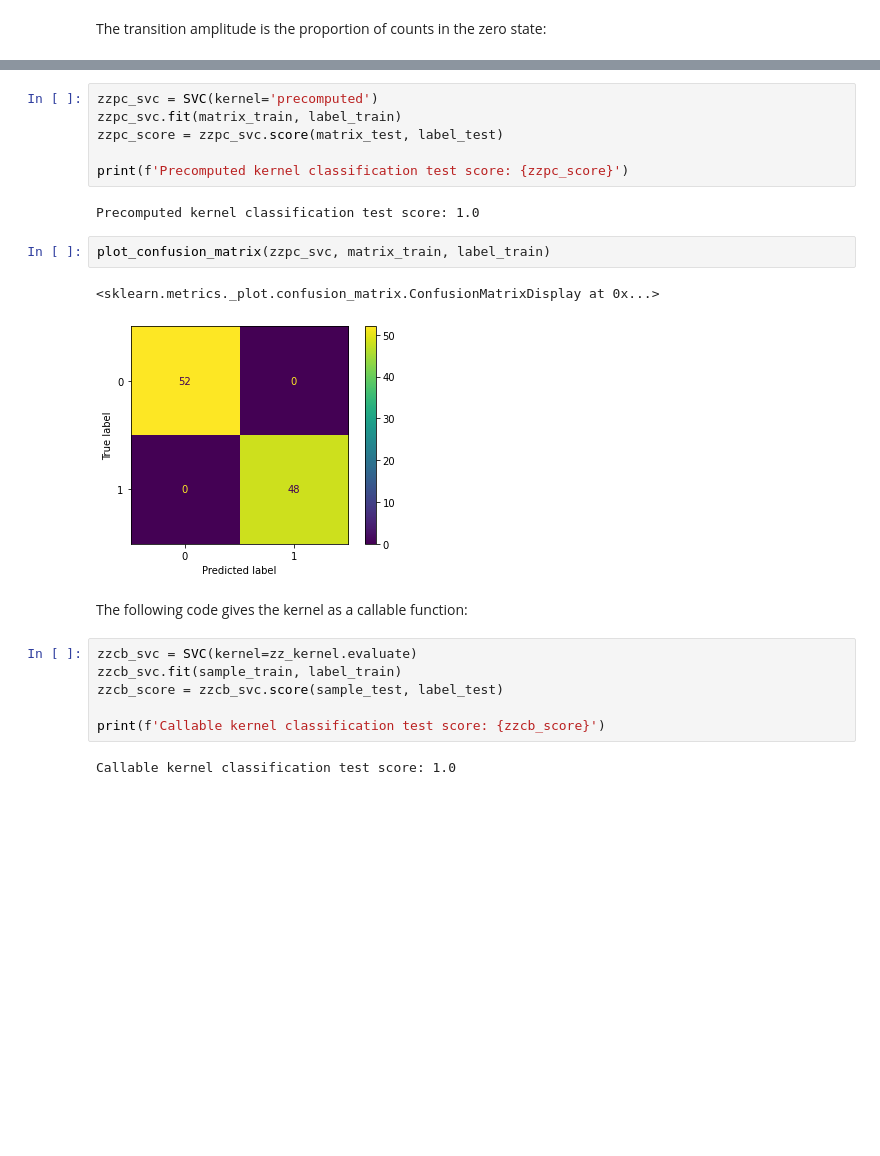
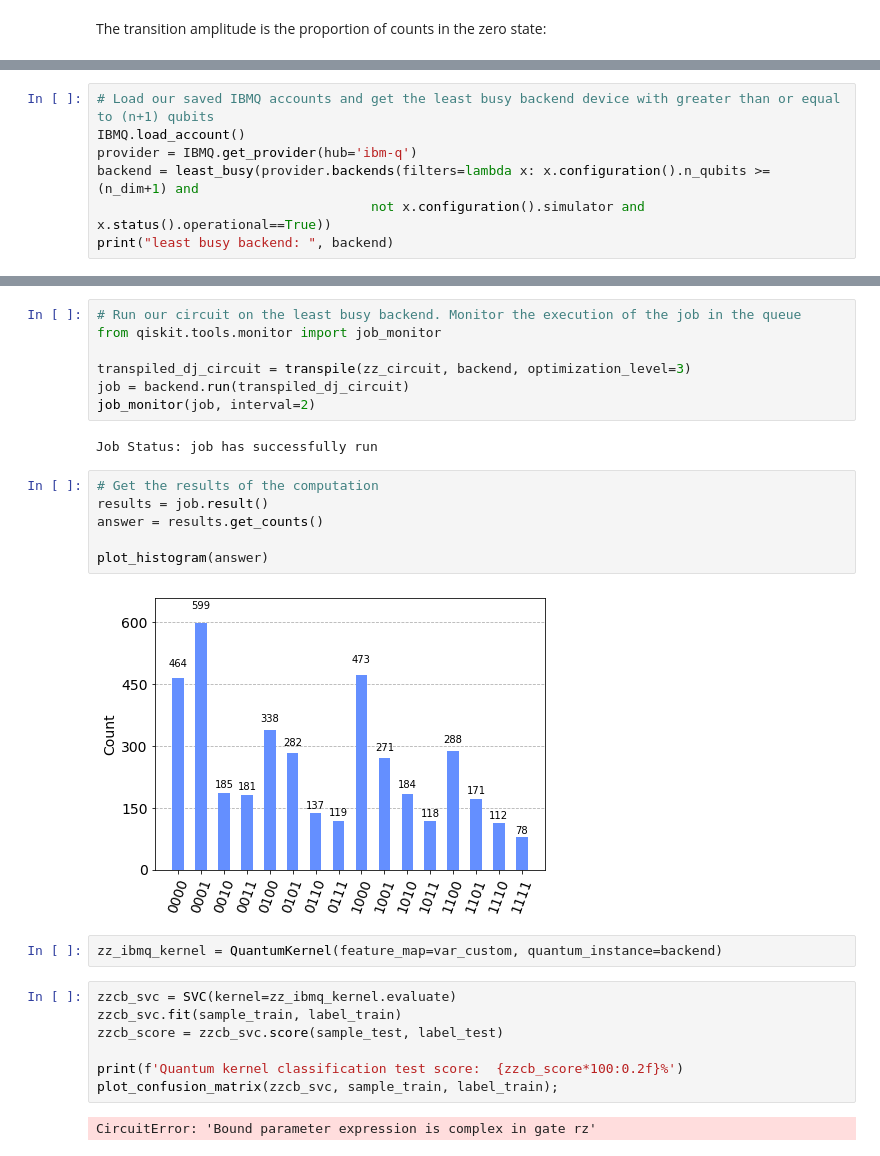
Before and after one commit to asajm/Quantum-Kernel-Method, a Jupyter notebook: QKM2.ipynb, the cells around one changed output, grey strips where cells are left out. Cells and saved outputs as stored; diff of their text form; blank space fills up the shorter version.

```diff
--- a/QKM2.ipynb
+++ b/QKM2.ipynb
@@ -249,0 +207,7 @@ The following code takes the training and testing kernel matrices we calculated
+# %%
+# Load our saved IBMQ accounts and get the least busy backend device with greater than or equal to (n+1) qubits
+IBMQ.load_account()
+provider = IBMQ.get_provider(hub='ibm-q')
+backend = least_busy(provider.backends(filters=lambda x: x.configuration().n_qubits >= (n_dim+1) and
+                                   not x.configuration().simulator and x.status().operational==True))
+print("least busy backend: ", backend)
@@ -250,23 +217,28 @@ The following code takes the training and testing kernel matrices we calculated
+# %%
+# Run our circuit on the least busy backend. Monitor the execution of the job in the queue
+from qiskit.tools.monitor import job_monitor
+
+transpiled_dj_circuit = transpile(zz_circuit, backend, optimization_level=3)
+job = backend.run(transpiled_dj_circuit)
+job_monitor(job, interval=2)
+# %% [output]
+Job Status: job has successfully run
+# %%
+# Get the results of the computation
+results = job.result()
+answer = results.get_counts()
+
+plot_histogram(answer)
+# %% [output]
+[figure, added]
+# %%
+zz_ibmq_kernel = QuantumKernel(feature_map=var_custom, quantum_instance=backend)
 # %%
-zzpc_svc = SVC(kernel='precomputed')
-zzpc_svc.fit(matrix_train, label_train)
-zzpc_score = zzpc_svc.score(matrix_test, label_test)
+zzcb_svc = SVC(kernel=zz_ibmq_kernel.evaluate)
+zzcb_svc.fit(sample_train, label_train)
+zzcb_score = zzcb_svc.score(sample_test, label_test)
 
-print(f'Precomputed kernel classification test score: {zzpc_score}')
+print(f'Quantum kernel classification test score:  {zzcb_score*100:0.2f}%')
+plot_confusion_matrix(zzcb_svc, sample_train, label_train);
 # %% [output]
-Precomputed kernel classification test score: 1.0
+CircuitError: 'Bound parameter expression is complex in gate rz'
-# %%
-plot_confusion_matrix(zzpc_svc, matrix_train, label_train)
-# %% [output]
-<sklearn.metrics._plot.confusion_matrix.ConfusionMatrixDisplay at 0x...>
-[figure, removed]
-# %% [markdown]
-The following code gives the kernel as a callable function:
-# %%
-zzcb_svc = SVC(kernel=zz_kernel.evaluate)
-zzcb_svc.fit(sample_train, label_train)
-zzcb_score = zzcb_svc.score(sample_test, label_test)
-
-print(f'Callable kernel classification test score: {zzcb_score}')
-# %% [output]
-Callable kernel classification test score: 1.0
```
Also changed, not shown: parts of 46 cells of this notebook, 1 other file.
